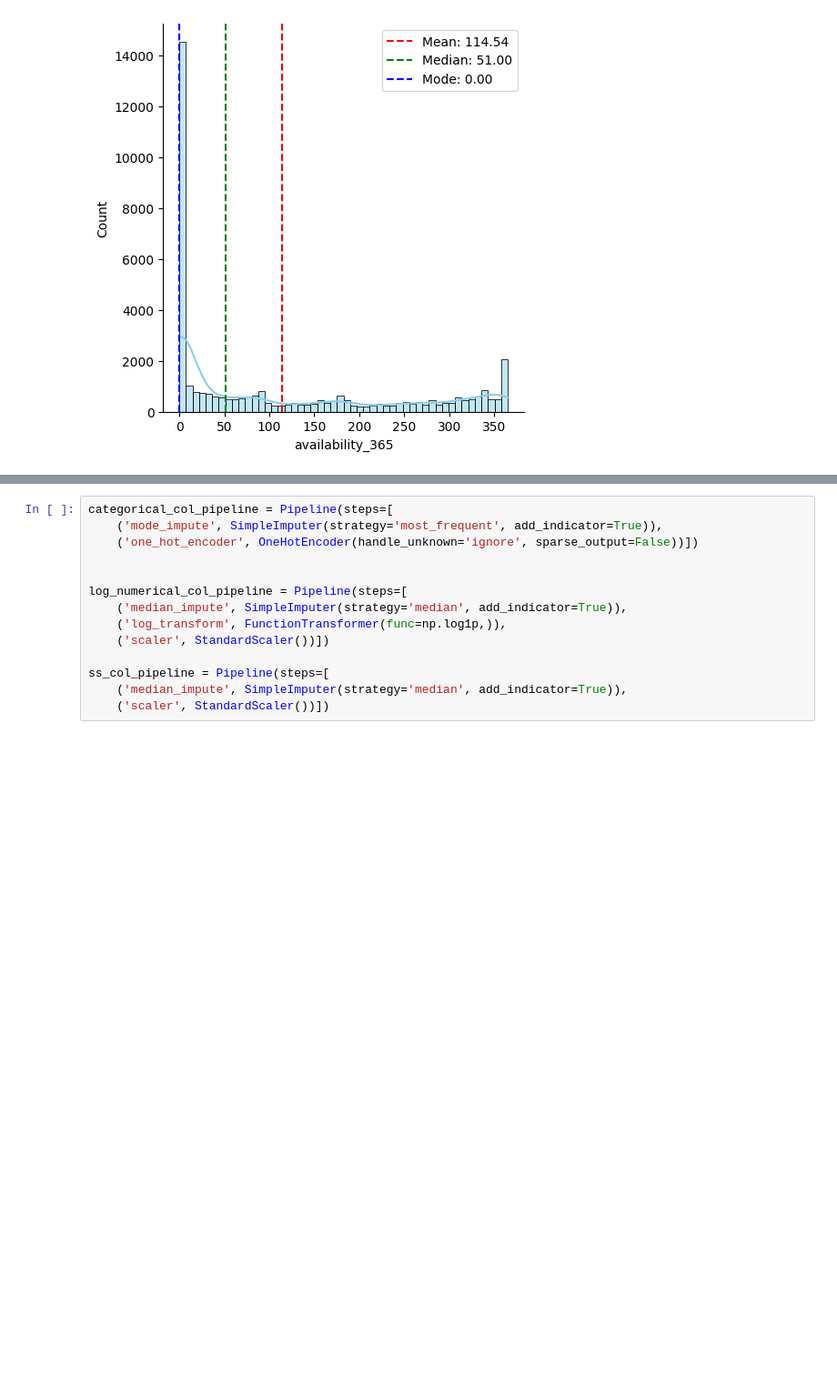
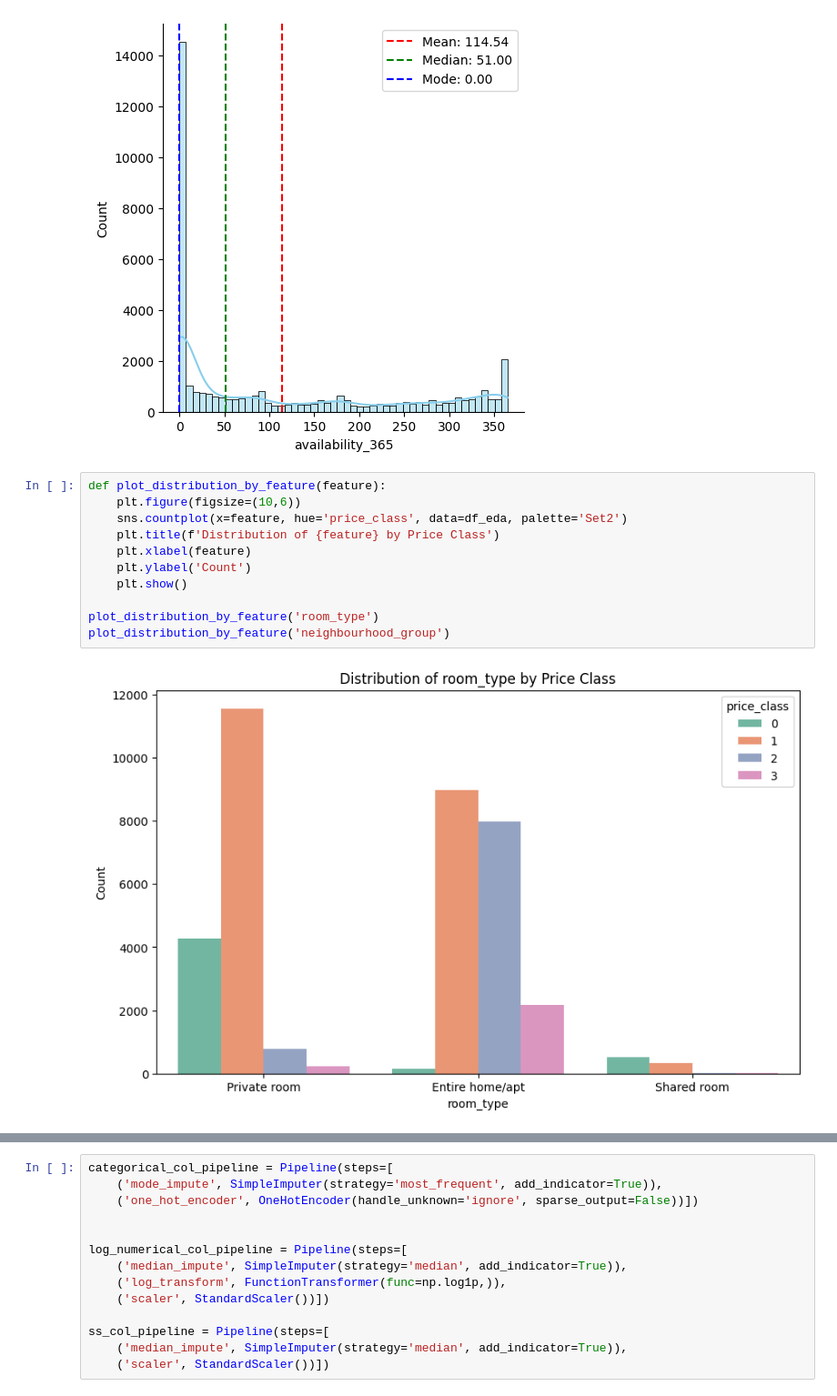
Before and after one commit to rana-taqveem/ms-ai, a Jupyter notebook: 600/assignment_01/main.ipynb, the cells around one changed output, grey strips where cells are left out. Shown at 91% size. Saved outputs shown, nothing was run; the diff lists cells and outputs as text; blank space fills up the shorter version.

```diff
--- a/600/assignment_01/main.ipynb
+++ b/600/assignment_01/main.ipynb
@@ -150,3 +150,16 @@ plot_feature_distribution('availability_365')
 [figure]
 <Figure size 500x500 with 0 Axes>
 [figure]
+# %%
+def plot_distribution_by_feature(feature):
+    plt.figure(figsize=(10,6))
+    sns.countplot(x=feature, hue='price_class', data=df_eda, palette='Set2')
+    plt.title(f'Distribution of {feature} by Price Class')
+    plt.xlabel(feature)
+    plt.ylabel('Count')
+    plt.show()
+
+plot_distribution_by_feature('room_type')
+plot_distribution_by_feature('neighbourhood_group')
+# %% [output]
+[figure, added]
```
Also changed, not shown: parts of 17 cells of this notebook, 7 other files.
